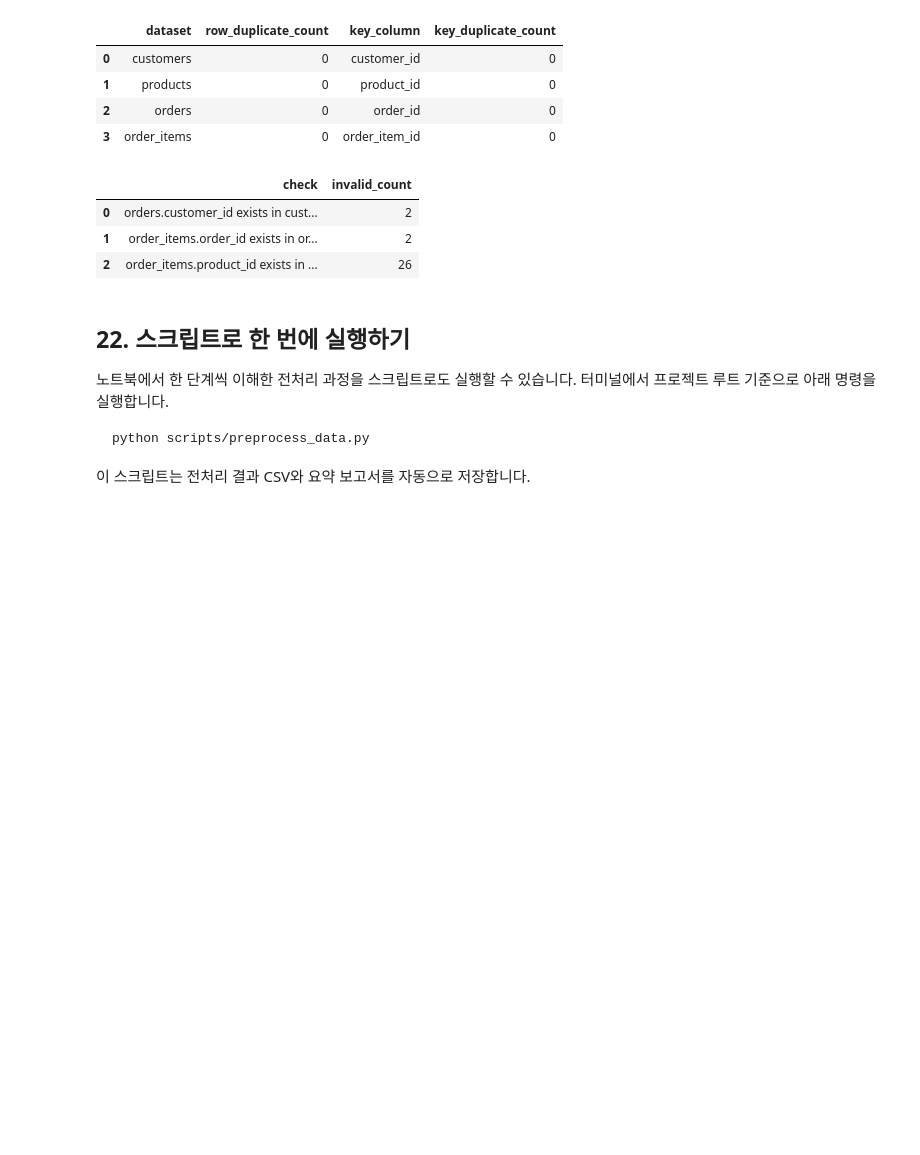
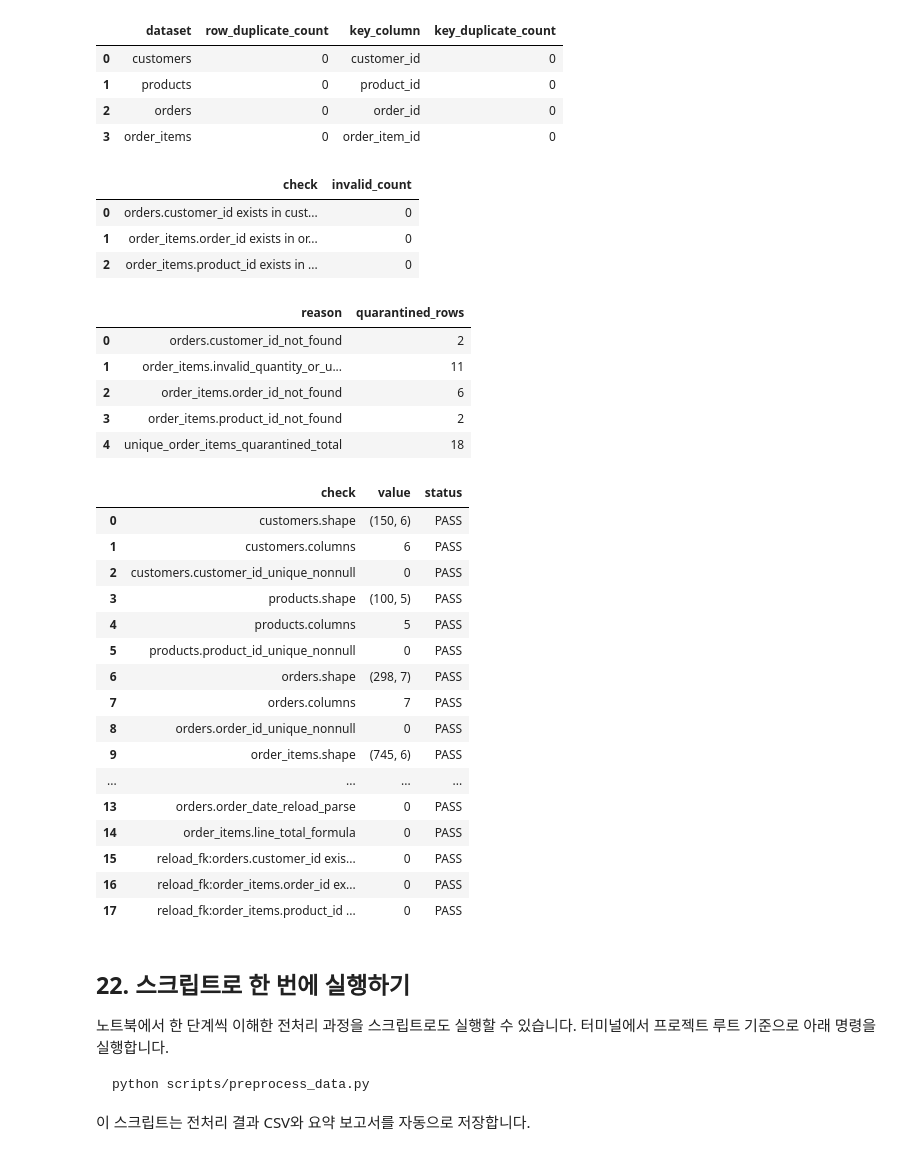
Before and after one commit to chocoemong1/llm-data-analysis-study, a Jupyter notebook: chapter05/chapter05.ipynb, the cells around one changed output. Saved outputs shown, nothing was run; the diff lists cells and outputs as text; code cells hidden in the pictures; blank space fills up the shorter version.

```diff
--- a/chapter05/chapter05.ipynb
+++ b/chapter05/chapter05.ipynb
@@ -736,17 +877,25 @@ from src.preprocessing import (
     build_preprocessing_report,
     compare_shapes,
     duplicate_summary,
-    preprocess_sales_data,
+    preprocess_sales_data_with_audit,
     save_processed_data,
     validate_relationships,
+    validate_saved_processed_data,
 )
 
 module_raw_data = load_sales_data(RAW_DIR)
-module_processed_data = preprocess_sales_data(module_raw_data)
+(
+    module_processed_data,
+    module_quarantine,
+    module_quarantine_summary,
+) = preprocess_sales_data_with_audit(module_raw_data)
 module_relationship_checks = validate_relationships(module_processed_data)
 module_comparison = compare_shapes(module_raw_data, module_processed_data)
+module_reload_validation = validate_saved_processed_data(
+    module_processed_data, PROCESSED_DIR
+)
 
-module_comparison
+display(module_comparison)
 # %% [output]
 |  | dataset | rows_raw | columns_raw | rows_processed | columns_processed |
 | 0 | customers | 152 | 6 | 150 | 6 |
@@ -770,12 +919,39 @@ duplicate_summary(
 | 2 | orders | 0 | order_id | 0 |
 | 3 | order_items | 0 | order_item_id | 0 |
 # %%
-module_relationship_checks
+display(module_relationship_checks)
+display(module_quarantine_summary)
+display(module_reload_validation)
+assert module_relationship_checks['invalid_count'].eq(0).all()
+assert module_reload_validation['status'].eq('PASS').all()
 # %% [output]
 |  | check | invalid_count |
-| 0 | orders.customer_id exists in cust... | 2 |
-| 1 | order_items.order_id exists in or... | 2 |
-| 2 | order_items.product_id exists in ... | 26 |
+| 0 | orders.customer_id exists in cust... | 0 |
+| 1 | order_items.order_id exists in or... | 0 |
+| 2 | order_items.product_id exists in ... | 0 |
+|  | reason | quarantined_rows |
+| 0 | orders.customer_id_not_found | 2 |
+| 1 | order_items.invalid_quantity_or_u... | 11 |
+| 2 | order_items.order_id_not_found | 6 |
+| 3 | order_items.product_id_not_found | 2 |
+| 4 | unique_order_items_quarantined_total | 18 |
+|  | check | value | status |
+| 0 | customers.shape | (150, 6) | PASS |
+| 1 | customers.columns | 6 | PASS |
+| 2 | customers.customer_id_unique_nonnull | 0 | PASS |
+| 3 | products.shape | (100, 5) | PASS |
+| 4 | products.columns | 5 | PASS |
+| 5 | products.product_id_unique_nonnull | 0 | PASS |
+| 6 | orders.shape | (298, 7) | PASS |
+| 7 | orders.columns | 7 | PASS |
+| 8 | orders.order_id_unique_nonnull | 0 | PASS |
+| 9 | order_items.shape | (745, 6) | PASS |
+| ... | ... | ... | ... |
+| 13 | orders.order_date_reload_parse | 0 | PASS |
+| 14 | order_items.line_total_formula | 0 | PASS |
+| 15 | reload_fk:orders.customer_id exis... | 0 | PASS |
+| 16 | reload_fk:order_items.order_id ex... | 0 | PASS |
+| 17 | reload_fk:order_items.product_id ... | 0 | PASS |
 # %% [markdown]
 ## 22. 스크립트로 한 번에 실행하기
 
```
Also changed, not shown: parts of 23 cells of this notebook, 10 other files.
